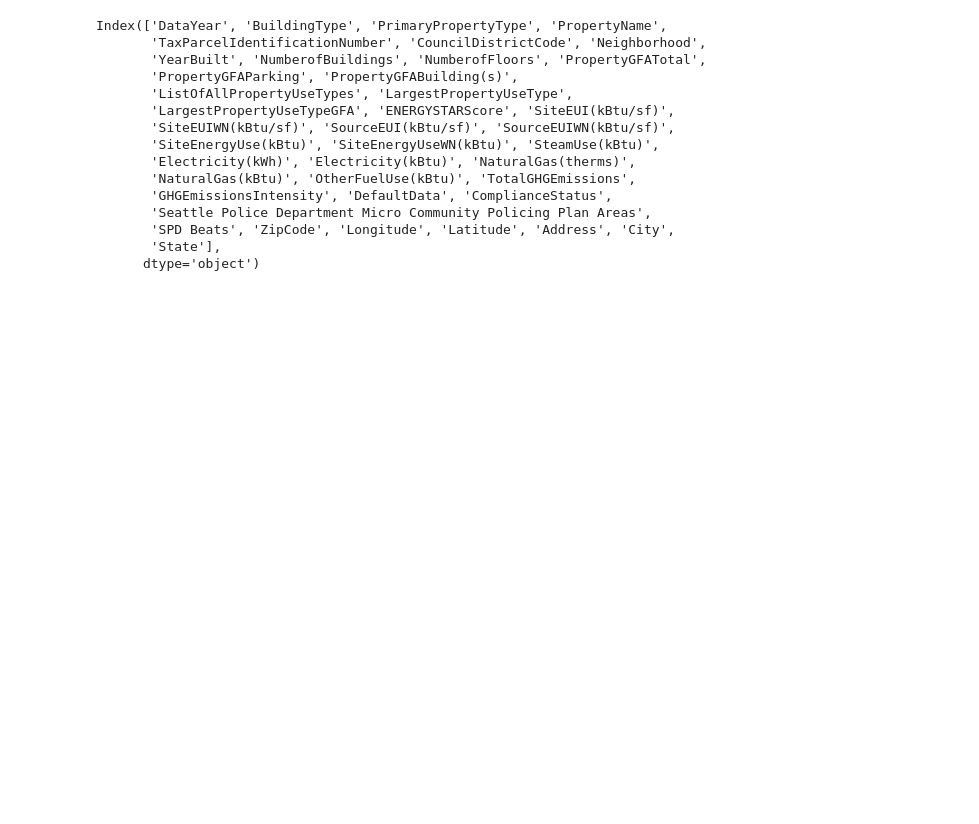
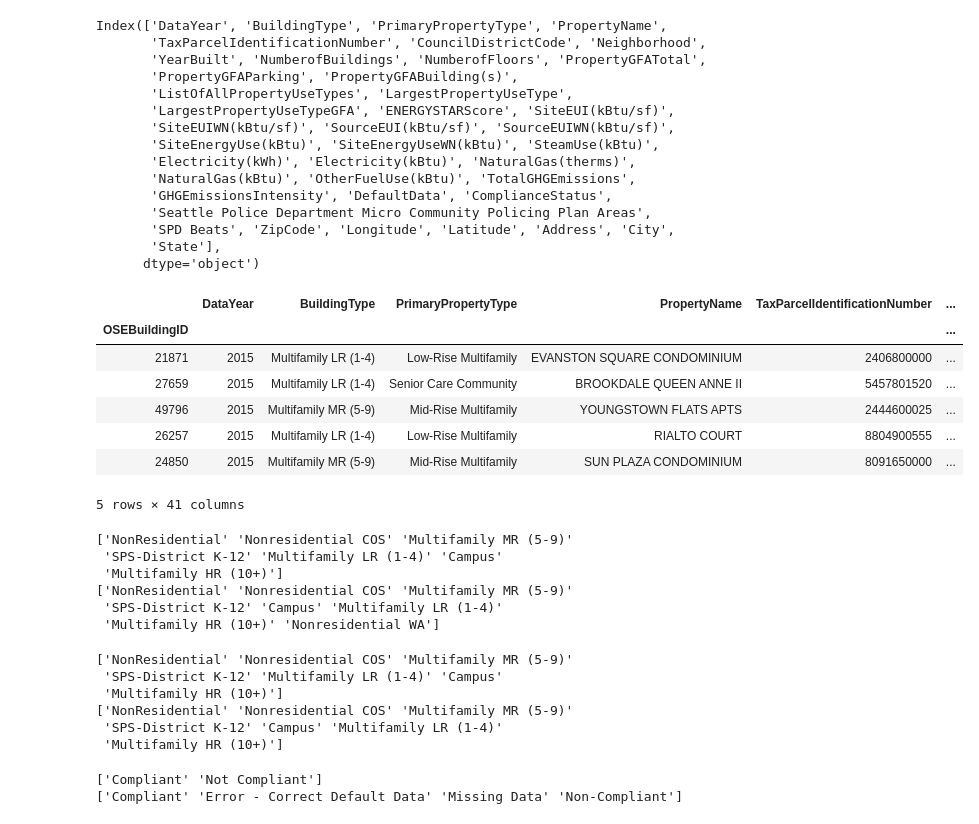
Before and after one commit to Julien-Martin/OC-IML-P3, a Jupyter notebook: Data Cleaning.ipynb, the cells around one changed output. Cells and saved outputs as stored; diff of their text form; code cells hidden in the pictures; blank space fills up the shorter version.

```diff
--- a/Data Cleaning.ipynb
+++ b/Data Cleaning.ipynb
@@ -326,3 +326,24 @@ Index(['DataYear', 'BuildingType', 'PrimaryPropertyType', 'PropertyName',
        'SPD Beats', 'ZipCode', 'Longitude', 'Latitude', 'Address', 'City',
        'State'],
       dtype='object')
+# %%
+training.sample(5)
+# %% [output]
+|  | DataYear | BuildingType | PrimaryPropertyType | PropertyName | TaxParcelIdentificationNumber | ... |
+| OSEBuildingID |  |  |  |  |  | ... |
+| 21871 | 2015 | Multifamily LR (1-4) | Low-Rise Multifamily | EVANSTON SQUARE CONDOMINIUM | 2406800000 | ... |
+| 27659 | 2015 | Multifamily LR (1-4) | Senior Care Community | BROOKDALE QUEEN ANNE II | 5457801520 | ... |
+| 49796 | 2015 | Multifamily MR (5-9) | Mid-Rise Multifamily | YOUNGSTOWN FLATS APTS | 2444600025 | ... |
+| 26257 | 2015 | Multifamily LR (1-4) | Low-Rise Multifamily | RIALTO COURT | 8804900555 | ... |
+| 24850 | 2015 | Multifamily MR (5-9) | Mid-Rise Multifamily | SUN PLAZA CONDOMINIUM | 8091650000 | ... |
+5 rows × 41 columns
+# %%
+print(training["BuildingType"].unique())
+print(testing["BuildingType"].unique())
+# %% [output]
+['NonResidential' 'Nonresidential COS' 'Multifamily MR (5-9)'
+ 'SPS-District K-12' 'Multifamily LR (1-4)' 'Campus'
+ 'Multifamily HR (10+)']
+['NonResidential' 'Nonresidential COS' 'Multifamily MR (5-9)'
+ 'SPS-District K-12' 'Campus' 'Multifamily LR (1-4)'
+ 'Multifamily HR (10+)' 'Nonresidential WA']
@@ -328,0 +352,16 @@ Index(['DataYear', 'BuildingType', 'PrimaryPropertyType', 'PropertyName',
+# %%
+print(training["BuildingType"].unique())
+print(testing["BuildingType"].unique())
+# %% [output]
+['NonResidential' 'Nonresidential COS' 'Multifamily MR (5-9)'
+ 'SPS-District K-12' 'Multifamily LR (1-4)' 'Campus'
+ 'Multifamily HR (10+)']
+['NonResidential' 'Nonresidential COS' 'Multifamily MR (5-9)'
+ 'SPS-District K-12' 'Campus' 'Multifamily LR (1-4)'
+ 'Multifamily HR (10+)']
+# %%
+print(training["ComplianceStatus"].unique())
+print(testing["ComplianceStatus"].unique())
+# %% [output]
+['Compliant' 'Not Compliant']
+['Compliant' 'Error - Correct Default Data' 'Missing Data' 'Non-Compliant']
```
Also changed, not shown: parts of 10 cells of this notebook.
